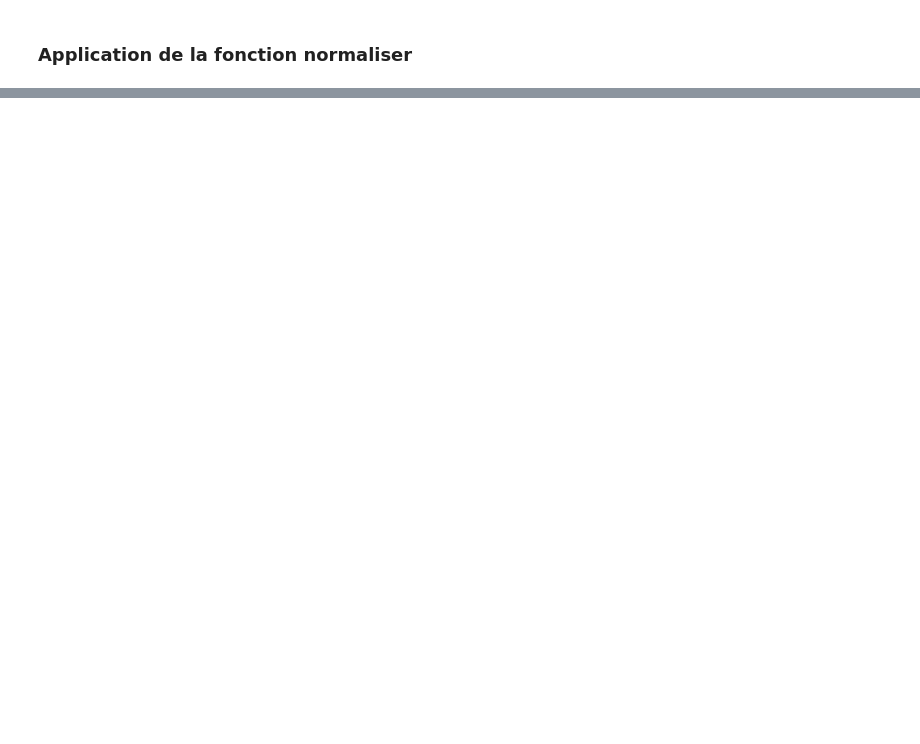
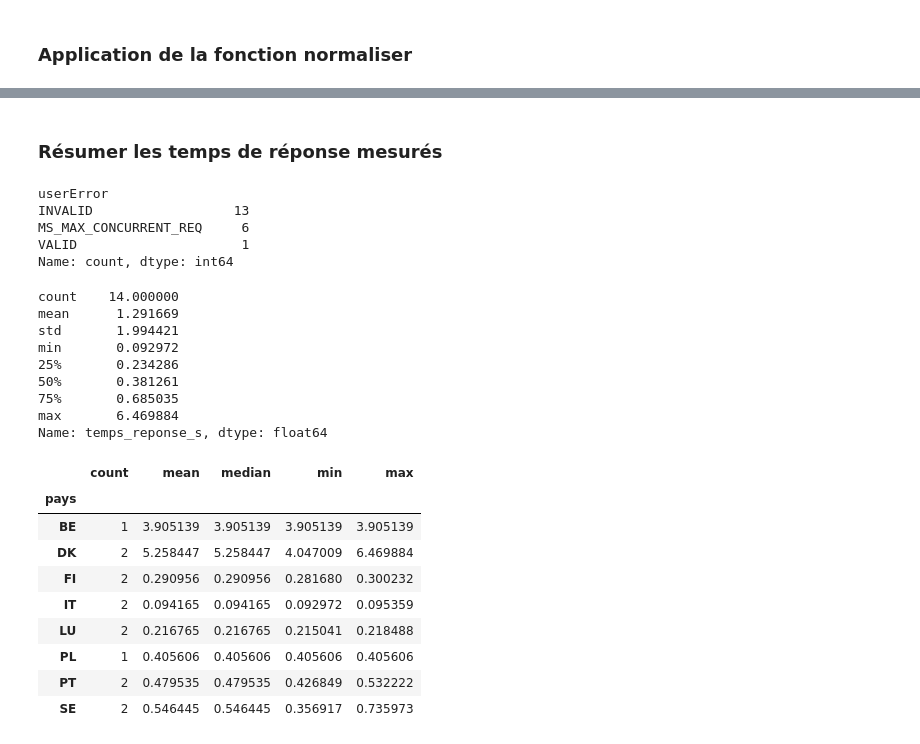
Before and after one commit to DarkSpharx/TVA_API-VIES, a Jupyter notebook: notebook/nettoyage.ipynb, the cells around one changed output, grey strips where cells are left out. Drawn from its saved outputs; the diff is of its cells as text; code cells hidden in the pictures; blank space fills up the shorter version.

```diff
--- a/notebook/nettoyage.ipynb
+++ b/notebook/nettoyage.ipynb
@@ -37,0 +242,38 @@ df["tva_normalisee"] = df["numero_tva"].fillna("").apply(normaliser)
+# %% [markdown]
+### Résumer les temps de réponse mesurés
+# %%
+display(df_temps_vies["userError"].value_counts())
+
+df_reponses_terminees = df_temps_vies.loc[
+    df_temps_vies["userError"].isin(["VALID", "INVALID"])
+]
+display(df_reponses_terminees["temps_reponse_s"].describe())
+display(
+    df_reponses_terminees.groupby("pays")["temps_reponse_s"]
+    .agg(["count", "mean", "median", "min", "max"])
+)
+# %% [output]
+userError
+INVALID                  13
+MS_MAX_CONCURRENT_REQ     6
+VALID                     1
+Name: count, dtype: int64
+count    14.000000
+mean      1.291669
+std       1.994421
+min       0.092972
+25%       0.234286
+50%       0.381261
+75%       0.685035
+max       6.469884
+Name: temps_reponse_s, dtype: float64
+|  | count | mean | median | min | max |
+| pays |  |  |  |  |  |
+| BE | 1 | 3.905139 | 3.905139 | 3.905139 | 3.905139 |
+| DK | 2 | 5.258447 | 5.258447 | 4.047009 | 6.469884 |
+| FI | 2 | 0.290956 | 0.290956 | 0.281680 | 0.300232 |
+| IT | 2 | 0.094165 | 0.094165 | 0.092972 | 0.095359 |
+| LU | 2 | 0.216765 | 0.216765 | 0.215041 | 0.218488 |
+| PL | 1 | 0.405606 | 0.405606 | 0.405606 | 0.405606 |
+| PT | 2 | 0.479535 | 0.479535 | 0.426849 | 0.532222 |
+| SE | 2 | 0.546445 | 0.546445 | 0.356917 | 0.735973 |
```
Also changed, not shown: parts of 27 cells of this notebook, 2 other files.
